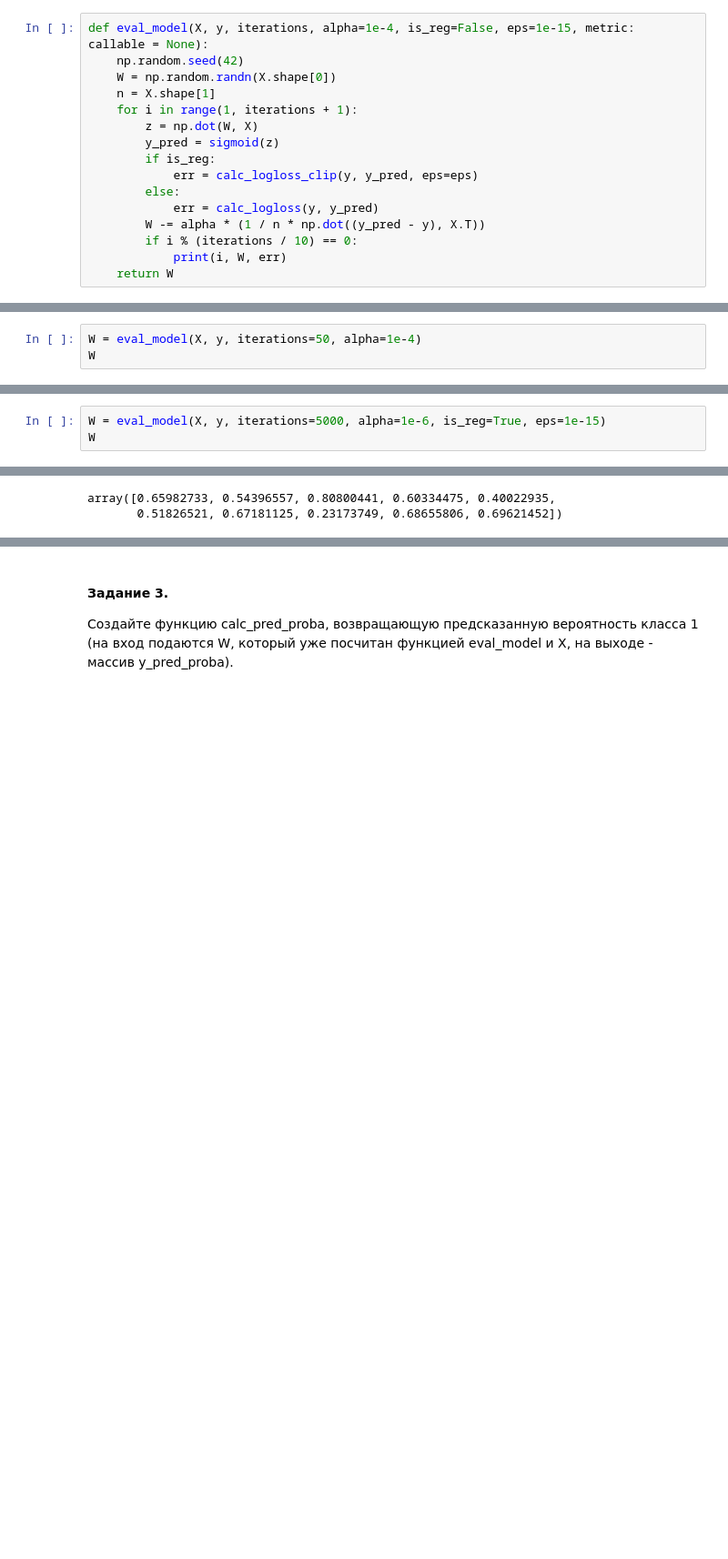
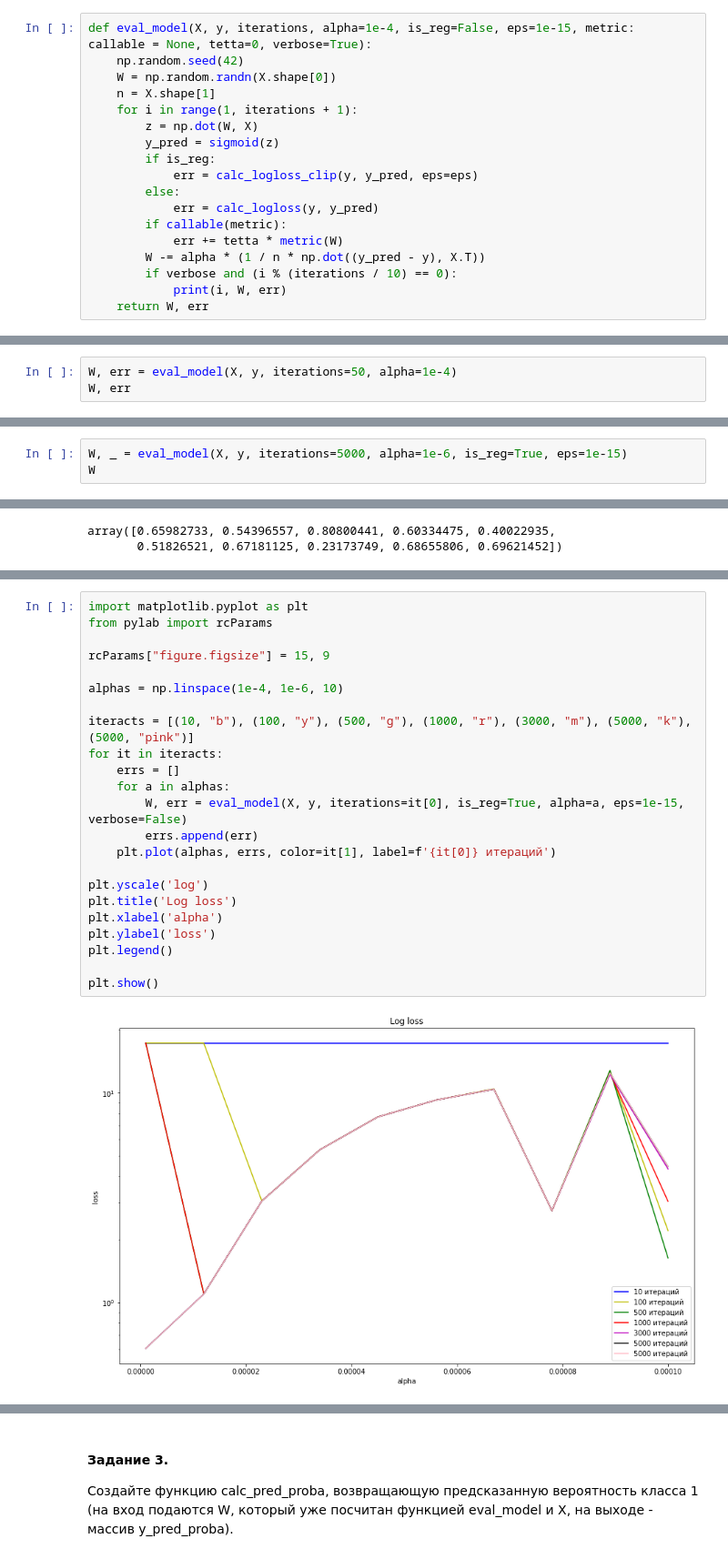
Before and after one commit to alex-chin/gb_data_analysis, a Jupyter notebook: homeworks/home03/home03.ipynb, the cells around one changed output, grey strips where cells are left out. Shown: that part at 91% size. Drawn from its saved outputs; the diff is of its cells as text; blank space fills up the shorter version.

```diff
--- a/homeworks/home03/home03.ipynb
+++ b/homeworks/home03/home03.ipynb
@@ -42,7 +42,7 @@ def sigmoid(z):
     res = 1 / (1 + np.exp(-z))
     return res
 # %%
-def eval_model(X, y, iterations, alpha=1e-4, is_reg=False, eps=1e-15, metric: callable = None):
+def eval_model(X, y, iterations, alpha=1e-4, is_reg=False, eps=1e-15, metric: callable = None, tetta=0, verbose=True):
     np.random.seed(42)
     W = np.random.randn(X.shape[0])
     n = X.shape[1]
@@ -53,16 +53,18 @@ def eval_model(X, y, iterations, alpha=1e-4, is_reg=False, eps=1e-15, metric: ca
             err = calc_logloss_clip(y, y_pred, eps=eps)
         else:
             err = calc_logloss(y, y_pred)
+        if callable(metric):
+            err += tetta * metric(W)
         W -= alpha * (1 / n * np.dot((y_pred - y), X.T))
-        if i % (iterations / 10) == 0:
+        if verbose and (i % (iterations / 10) == 0):
             print(i, W, err)
-    return W
+    return W, err
 # %% [markdown]
 #### Задание 1. (*)
 Измените функцию calc_logloss так, чтобы нули по возможности не попадали в np.log.
 # %%
-W = eval_model(X, y, iterations=50, alpha=1e-4)
-W
+W, err = eval_model(X, y, iterations=50, alpha=1e-4)
+W, err
 # %% [output]
 5 [ 0.49646415 -0.1389143   0.41768854  1.52267986] nan
 10 [ 0.49621415 -0.1395643   0.18768854  1.52232986] nan
@@ -107,7 +110,7 @@ import sklearn.metrics
 #### Задание 2.
 Подберите аргументы функции eval_model для логистической регрессии таким образом, чтобы log loss был минимальным.
 # %%
-W = eval_model(X, y, iterations=5000, alpha=1e-6, is_reg=True, eps=1e-15)
+W, _ = eval_model(X, y, iterations=5000, alpha=1e-6, is_reg=True, eps=1e-15)
 W
 # %% [output]
 500 [ 0.49646415 -0.1389143   0.41768854  1.52267986] 17.269787996170443
@@ -141,0 +147,25 @@ y_pred
+# %%
+import matplotlib.pyplot as plt
+from pylab import rcParams
+
+rcParams["figure.figsize"] = 15, 9
+
+alphas = np.linspace(1e-4, 1e-6, 10)
+
+iteracts = [(10, "b"), (100, "y"), (500, "g"), (1000, "r"), (3000, "m"), (5000, "k"), (5000, "pink")]
+for it in iteracts:
+    errs = []
+    for a in alphas:
+        W, err = eval_model(X, y, iterations=it[0], is_reg=True, alpha=a, eps=1e-15, verbose=False)
+        errs.append(err)
+    plt.plot(alphas, errs, color=it[1], label=f'{it[0]} итераций')
+
+plt.yscale('log')
+plt.title('Log loss')
+plt.xlabel('alpha')
+plt.ylabel('loss')
+plt.legend()
+
+plt.show()
+# %% [output]
+[figure, added]
```
Also changed, not shown: parts of 11 cells of this notebook.
